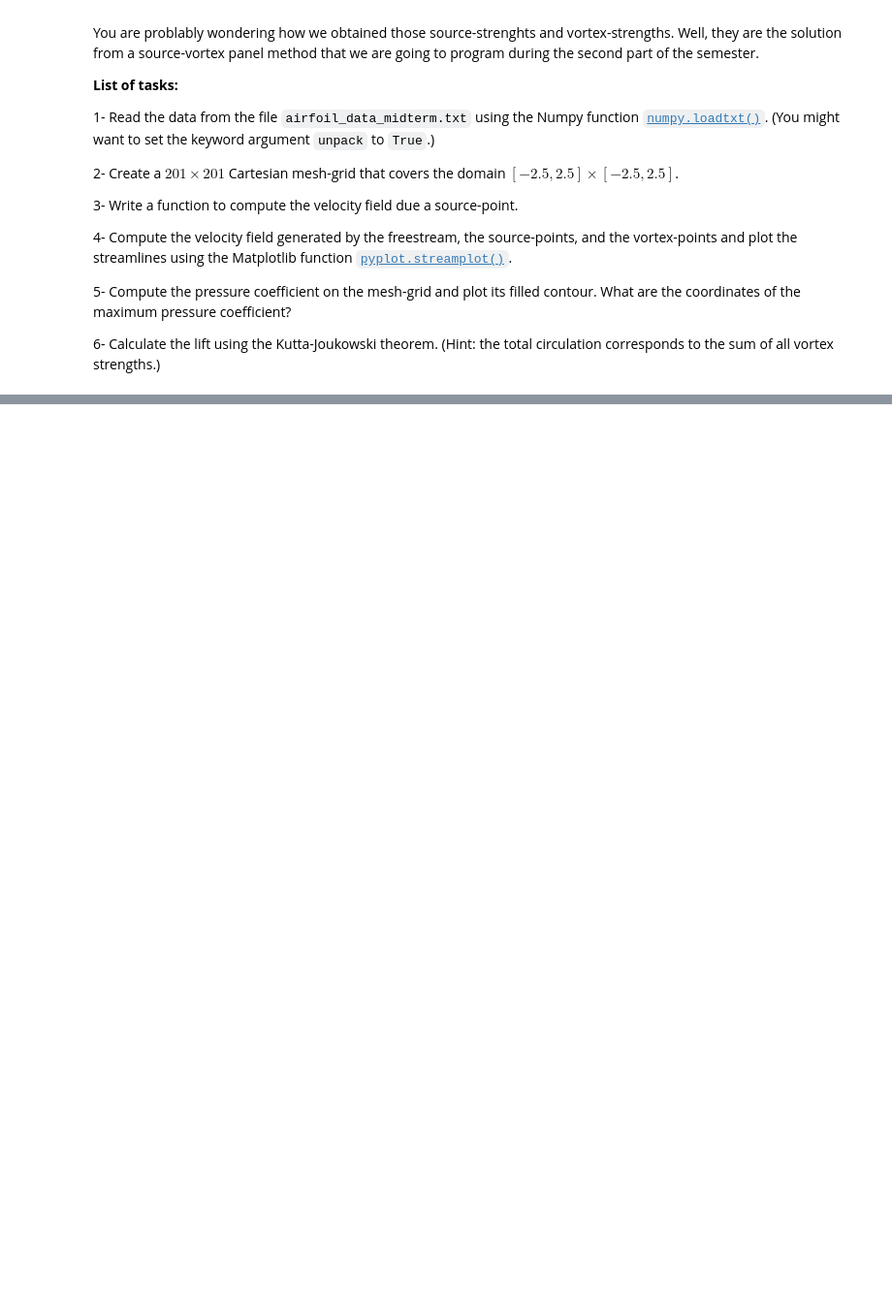
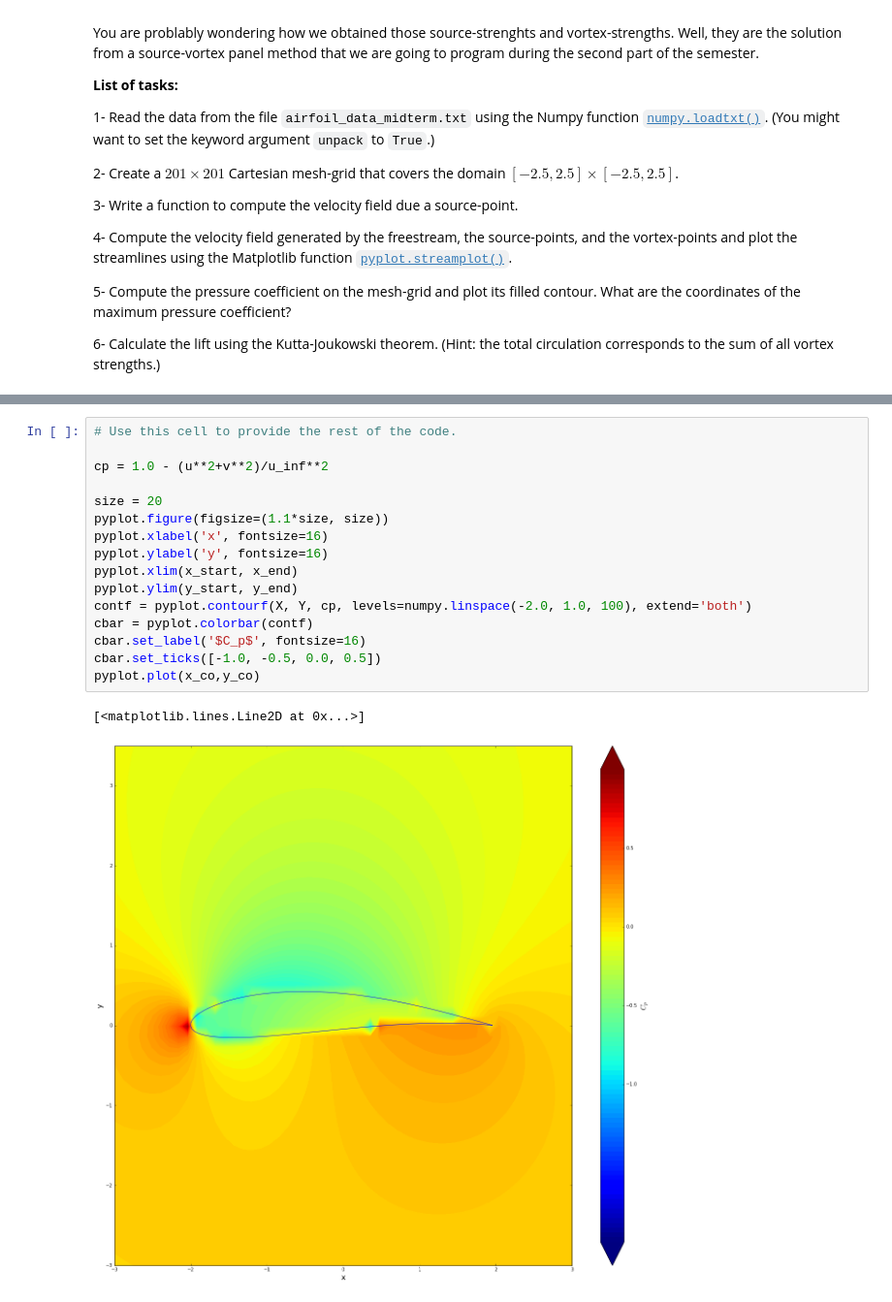
Before and after one commit to pengbiaozhang/mae6226-work, a Jupyter notebook: midterm/midterm.ipynb, the cells around one changed output, grey strips where cells are left out. Shown at 97% size. Drawn from its saved outputs; the diff is of its cells as text; blank space fills up the shorter version.

```diff
--- a/midterm/midterm.ipynb
+++ b/midterm/midterm.ipynb
@@ -491,0 +616,19 @@ Well, they are the solution from a source-vortex panel method that we are going
+# %%
+# Use this cell to provide the rest of the code.
+
+cp = 1.0 - (u**2+v**2)/u_inf**2
+
+size = 20
+pyplot.figure(figsize=(1.1*size, size))
+pyplot.xlabel('x', fontsize=16)
+pyplot.ylabel('y', fontsize=16)
+pyplot.xlim(x_start, x_end)
+pyplot.ylim(y_start, y_end)
+contf = pyplot.contourf(X, Y, cp, levels=numpy.linspace(-2.0, 1.0, 100), extend='both')
+cbar = pyplot.colorbar(contf)
+cbar.set_label('$C_p$', fontsize=16)
+cbar.set_ticks([-1.0, -0.5, 0.0, 0.5])
+pyplot.plot(x_co,y_co)
+# %% [output]
+[<matplotlib.lines.Line2D at 0x...>]
+[figure, added]
```
Also changed, not shown: parts of 14 cells of this notebook.
